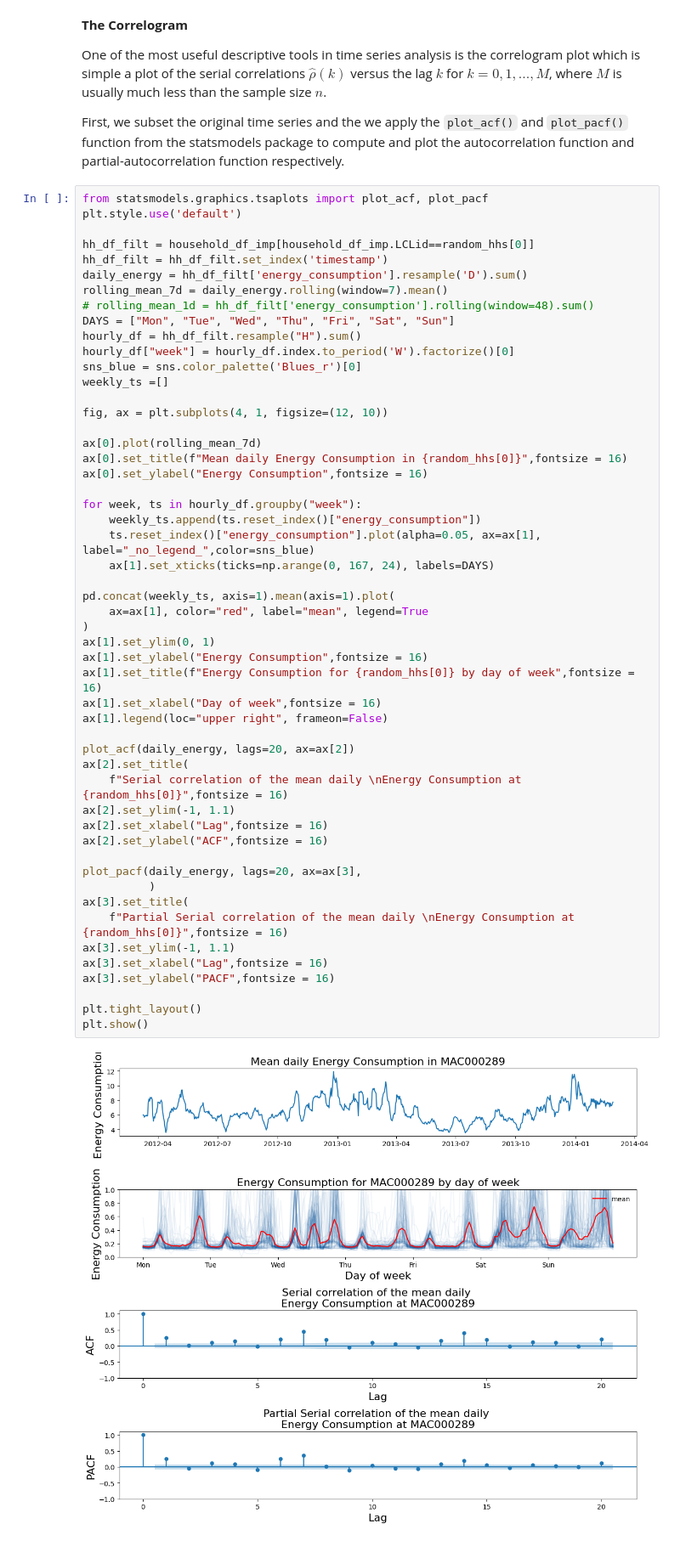
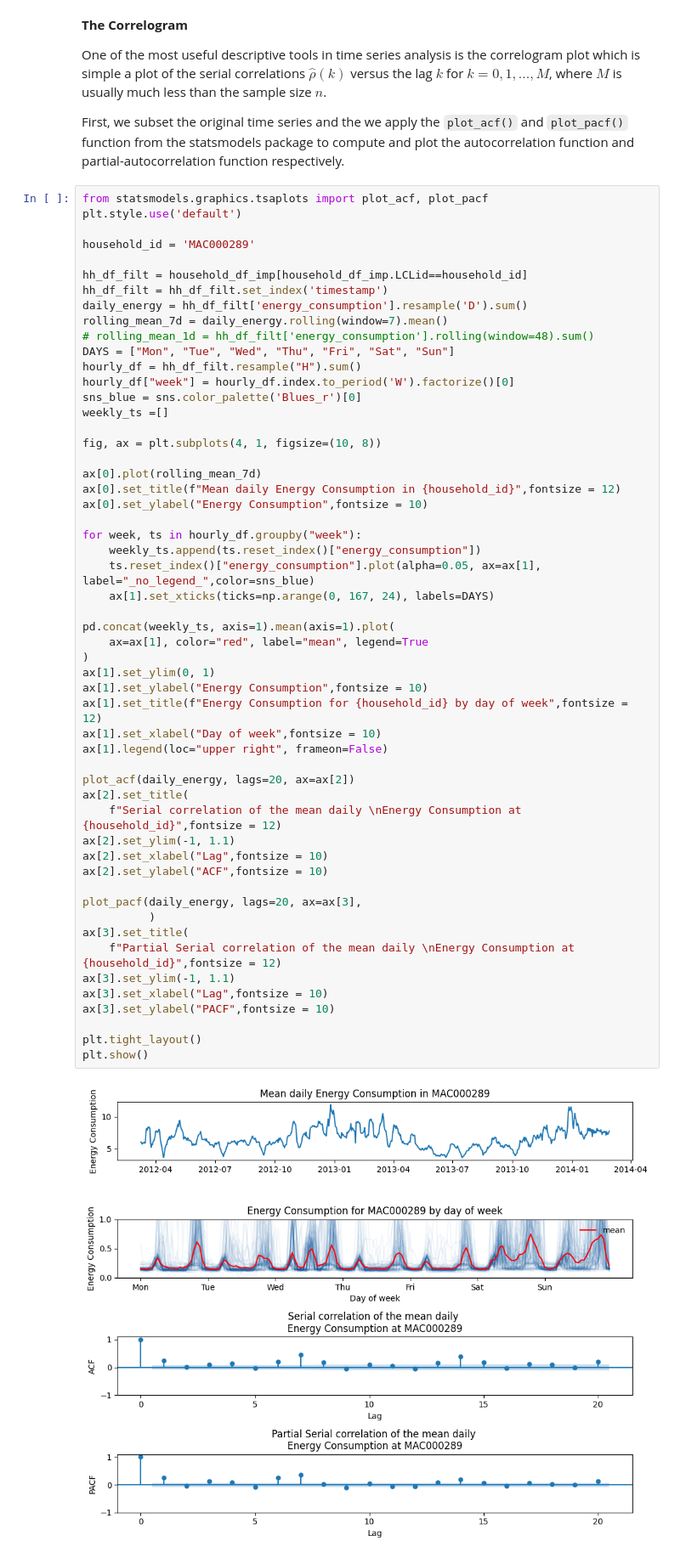
Before and after one commit to JayitaCh/Time-Series-Analysis, a Jupyter notebook: Ch4_4TS_statistics.ipynb, the cells around one changed output. Shown at 85% size. Saved outputs shown, nothing was run; the diff lists cells and outputs as text.

```diff
--- a/Ch4_4TS_statistics.ipynb
+++ b/Ch4_4TS_statistics.ipynb
@@ -392,7 +404,9 @@ First, we subset the original time series and the we apply the `plot_acf()` and
 from statsmodels.graphics.tsaplots import plot_acf, plot_pacf
 plt.style.use('default')
 
-hh_df_filt = household_df_imp[household_df_imp.LCLid==random_hhs[0]]
+household_id = 'MAC000289'
+
+hh_df_filt = household_df_imp[household_df_imp.LCLid==household_id]
 hh_df_filt = hh_df_filt.set_index('timestamp')
 daily_energy = hh_df_filt['energy_consumption'].resample('D').sum()
 rolling_mean_7d = daily_energy.rolling(window=7).mean()
@@ -402,46 +416,46 @@ hourly_df = hh_df_filt.resample("H").sum()
 hourly_df["week"] = hourly_df.index.to_period('W').factorize()[0]
 sns_blue = sns.color_palette('Blues_r')[0]
 weekly_ts =[]
 
-fig, ax = plt.subplots(4, 1, figsize=(12, 10))
+fig, ax = plt.subplots(4, 1, figsize=(10, 8))
 
 ax[0].plot(rolling_mean_7d)
-ax[0].set_title(f"Mean daily Energy Consumption in {random_hhs[0]}",fontsize = 16)
-ax[0].set_ylabel("Energy Consumption",fontsize = 16)
+ax[0].set_title(f"Mean daily Energy Consumption in {household_id}",fontsize = 12)
+ax[0].set_ylabel("Energy Consumption",fontsize = 10)
 
 for week, ts in hourly_df.groupby("week"):
     weekly_ts.append(ts.reset_index()["energy_consumption"])
     ts.reset_index()["energy_consumption"].plot(alpha=0.05, ax=ax[1], label="_no_legend_",color=sns_blue)
     ax[1].set_xticks(ticks=np.arange(0, 167, 24), labels=DAYS)
 
 pd.concat(weekly_ts, axis=1).mean(axis=1).plot(
     ax=ax[1], color="red", label="mean", legend=True
 )
 ax[1].set_ylim(0, 1)
-ax[1].set_ylabel("Energy Consumption",fontsize = 16)
-ax[1].set_title(f"Energy Consumption for {random_hhs[0]} by day of week",fontsize = 16)
-ax[1].set_xlabel("Day of week",fontsize = 16)
+ax[1].set_ylabel("Energy Consumption",fontsize = 10)
+ax[1].set_title(f"Energy Consumption for {household_id} by day of week",fontsize = 12)
+ax[1].set_xlabel("Day of week",fontsize = 10)
 ax[1].legend(loc="upper right", frameon=False)
 
 plot_acf(daily_energy, lags=20, ax=ax[2])
 ax[2].set_title(
-    f"Serial correlation of the mean daily \nEnergy Consumption at {random_hhs[0]}",fontsize = 16)
+    f"Serial correlation of the mean daily \nEnergy Consumption at {household_id}",fontsize = 12)
 ax[2].set_ylim(-1, 1.1)
-ax[2].set_xlabel("Lag",fontsize = 16)
-ax[2].set_ylabel("ACF",fontsize = 16)
+ax[2].set_xlabel("Lag",fontsize = 10)
+ax[2].set_ylabel("ACF",fontsize = 10)
 
 plot_pacf(daily_energy, lags=20, ax=ax[3],
           )
 ax[3].set_title(
-    f"Partial Serial correlation of the mean daily \nEnergy Consumption at {random_hhs[0]}",fontsize = 16)
+    f"Partial Serial correlation of the mean daily \nEnergy Consumption at {household_id}",fontsize = 12)
 ax[3].set_ylim(-1, 1.1)
-ax[3].set_xlabel("Lag",fontsize = 16)
-ax[3].set_ylabel("PACF",fontsize = 16)
+ax[3].set_xlabel("Lag",fontsize = 10)
+ax[3].set_ylabel("PACF",fontsize = 10)
 
 plt.tight_layout()
 plt.show()
 # %% [output]
-[figure, old version]
+[figure, new version]
 # %% [markdown]
 This above ACF and PACF plots represents the lags on the horizontal axis and correlations on the vertical axis. The first value $y_0$ is always 1. From the above correlogram plots, we can observe an oscillating autocorrelation structure with very strong autocorrelations at a lag of 7 and multiples of 7. This is to be expected due to the nature of the temperature time series. The blue shaded region indicate the 95% confidence limits, which comes automatically with the ACF plot. This implies:
 - ACF and PACF plots show weekly seasonality ($s = 7$). The interval between the matching lags is exactly 7 days.
```
Also changed, not shown: parts of 2 cells of this notebook.
